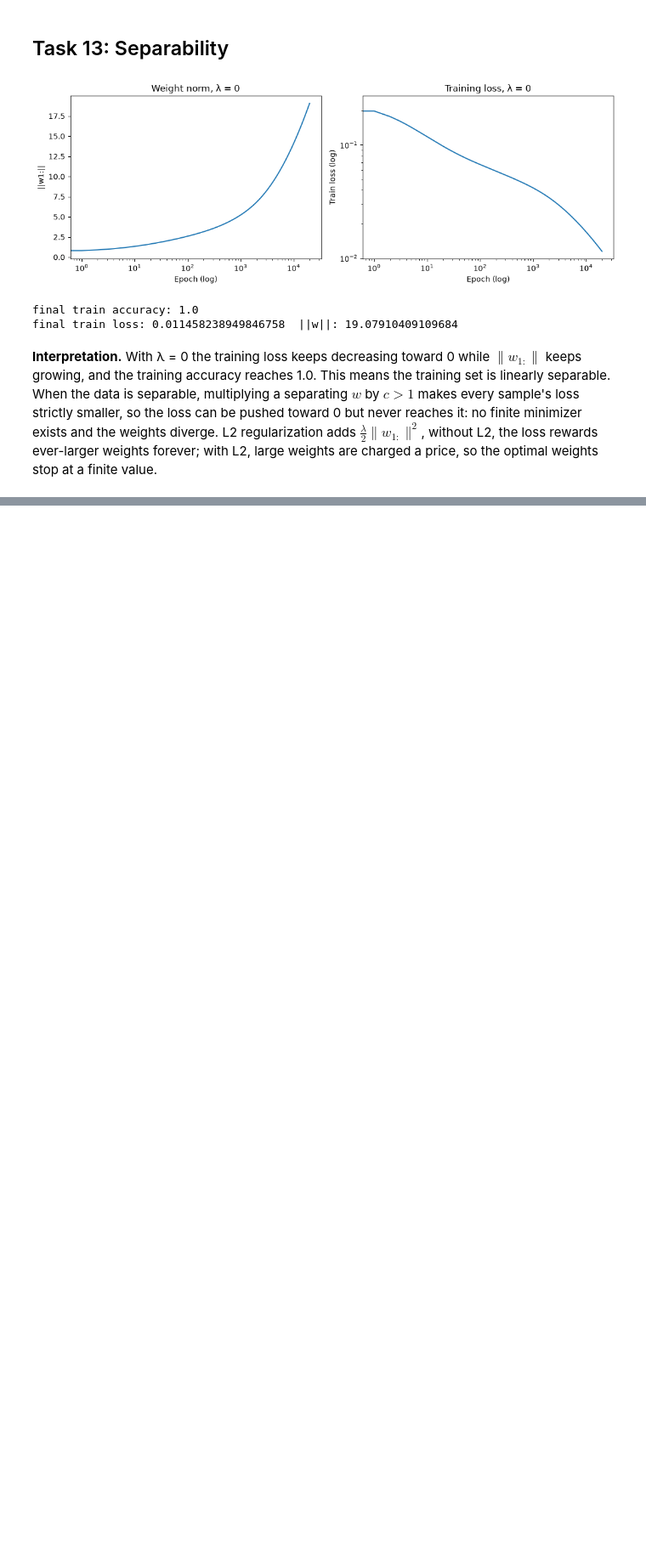
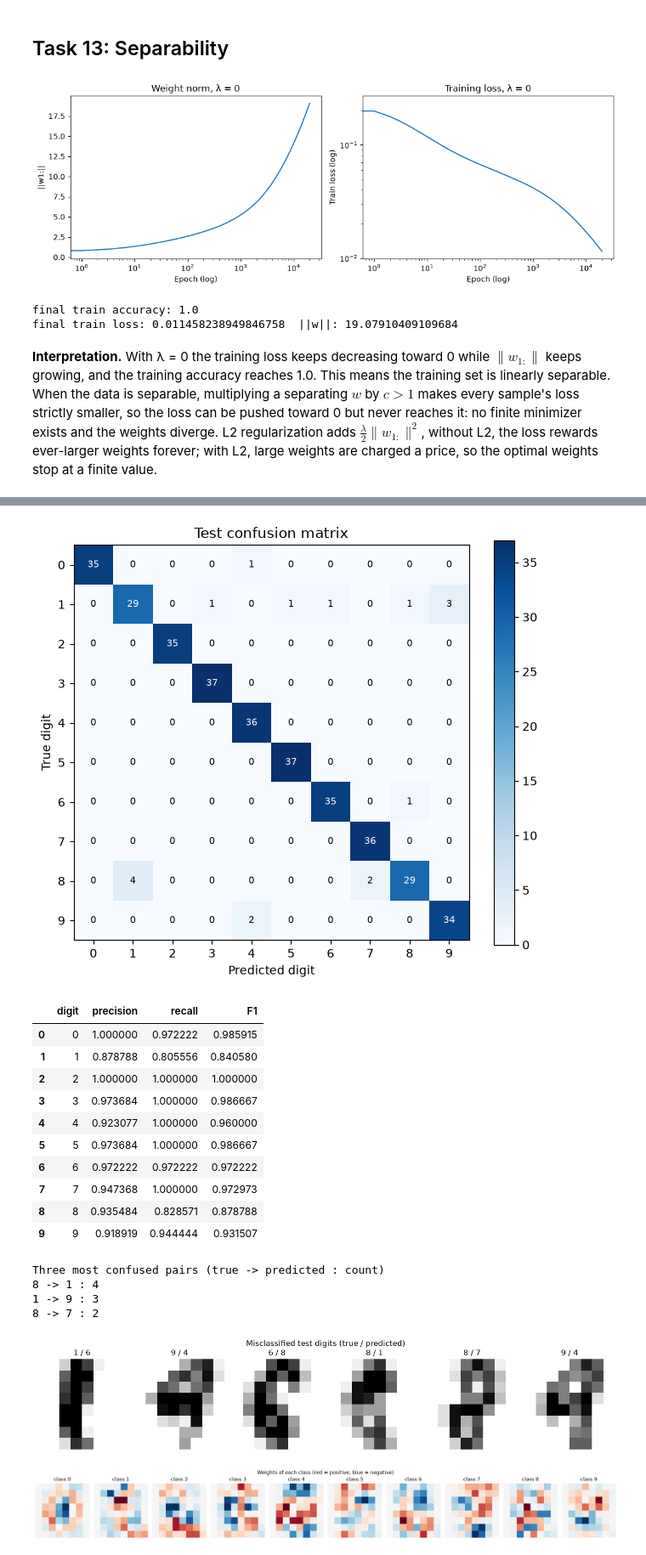
Before and after one commit to salmaselim77/intro-to-ml-assignment, a Jupyter notebook: assignment2.ipynb, the cells around one changed output, grey strips where cells are left out. Shown at 85% size. Saved outputs shown, nothing was run; the diff lists cells and outputs as text; code cells hidden in the pictures; blank space fills up the shorter version.

```diff
--- a/assignment2.ipynb
+++ b/assignment2.ipynb
@@ -914,0 +1378,73 @@ final train loss: 0.011458238949846758  ||w||: 19.07910409109684
+# %%
+test_pred = predict(W_best, X_test)
+cm = confusion_matrix(y_test, test_pred, num_classes)
+
+# confusion matrix as a heat map
+fig, ax = plt.subplots(figsize=(6.5, 5.5))
+image = ax.imshow(cm, cmap="Blues")
+for i in range(num_classes):
+    for j in range(num_classes):
+        color = "white" if cm[i, j] > cm.max() / 2 else "black"
+        ax.text(j, i, cm[i, j], ha="center", va="center", color=color, fontsize=8)
+ax.set_xticks(range(num_classes))
+ax.set_yticks(range(num_classes))
+ax.set_xlabel("Predicted digit")
+ax.set_ylabel("True digit")
+ax.set_title("Test confusion matrix")
+plt.colorbar(image)
+plt.tight_layout()
+plt.show()
+
+# precision, recall and F1 for each digit
+precision, recall, f1, _, _, _ = precision_recall_f1(cm)
+display(pd.DataFrame({"digit": range(num_classes), "precision": precision, "recall": recall, "F1": f1}))
+
+# three most confused pairs: remove the diagonal, then take the largest entries
+mistakes = cm.copy()
+np.fill_diagonal(mistakes, 0)
+print("Three most confused pairs (true -> predicted : count)")
+for flat_index in np.argsort(mistakes, axis=None)[::-1][:3]:
+    true_digit, pred_digit = np.unravel_index(flat_index, mistakes.shape)
+    print(true_digit, "->", pred_digit, ":", mistakes[true_digit, pred_digit])
+
+# six misclassified test digits
+wrong = np.where(test_pred != y_test)[0][:6]
+fig, axes = plt.subplots(1, 6, figsize=(13, 2.6))
+for ax, i in zip(axes, wrong):
+    ax.imshow(X_te_dig[i].reshape(8, 8), cmap="gray_r")
+    ax.axis("off")
+    ax.set_title(str(y_test[i]) + " / " + str(test_pred[i]))
+plt.suptitle("Misclassified test digits (true / predicted)")
+plt.tight_layout()
+plt.show()
+
+# weights of each class as an 8x8 image (bias excluded)
+fig, axes = plt.subplots(1, num_classes, figsize=(20, 2.5))
+for k, ax in enumerate(axes):
+    weight_image = W_best[1:, k].reshape(8, 8)
+    limit = np.abs(weight_image).max()
+    ax.imshow(weight_image, cmap="RdBu_r", vmin=-limit, vmax=limit)
+    ax.axis("off")
+    ax.set_title("class " + str(k))
+plt.suptitle("Weights of each class (red = positive, blue = negative)")
+plt.tight_layout()
+plt.show()
+# %% [output]
+[figure, added]
+|  | digit | precision | recall | F1 |
+| 0 | 0 | 1.000000 | 0.972222 | 0.985915 |
+| 1 | 1 | 0.878788 | 0.805556 | 0.840580 |
+| 2 | 2 | 1.000000 | 1.000000 | 1.000000 |
+| 3 | 3 | 0.973684 | 1.000000 | 0.986667 |
+| 4 | 4 | 0.923077 | 1.000000 | 0.960000 |
+| 5 | 5 | 0.973684 | 1.000000 | 0.986667 |
+| 6 | 6 | 0.972222 | 0.972222 | 0.972222 |
+| 7 | 7 | 0.947368 | 1.000000 | 0.972973 |
+| 8 | 8 | 0.935484 | 0.828571 | 0.878788 |
+| 9 | 9 | 0.918919 | 0.944444 | 0.931507 |
+Three most confused pairs (true -> predicted : count)
+8 -> 1 : 4
+1 -> 9 : 3
+8 -> 7 : 2
+[figure, added]
+[figure, added]
```
Also changed, not shown: parts of 30 cells of this notebook, 1 other file.
